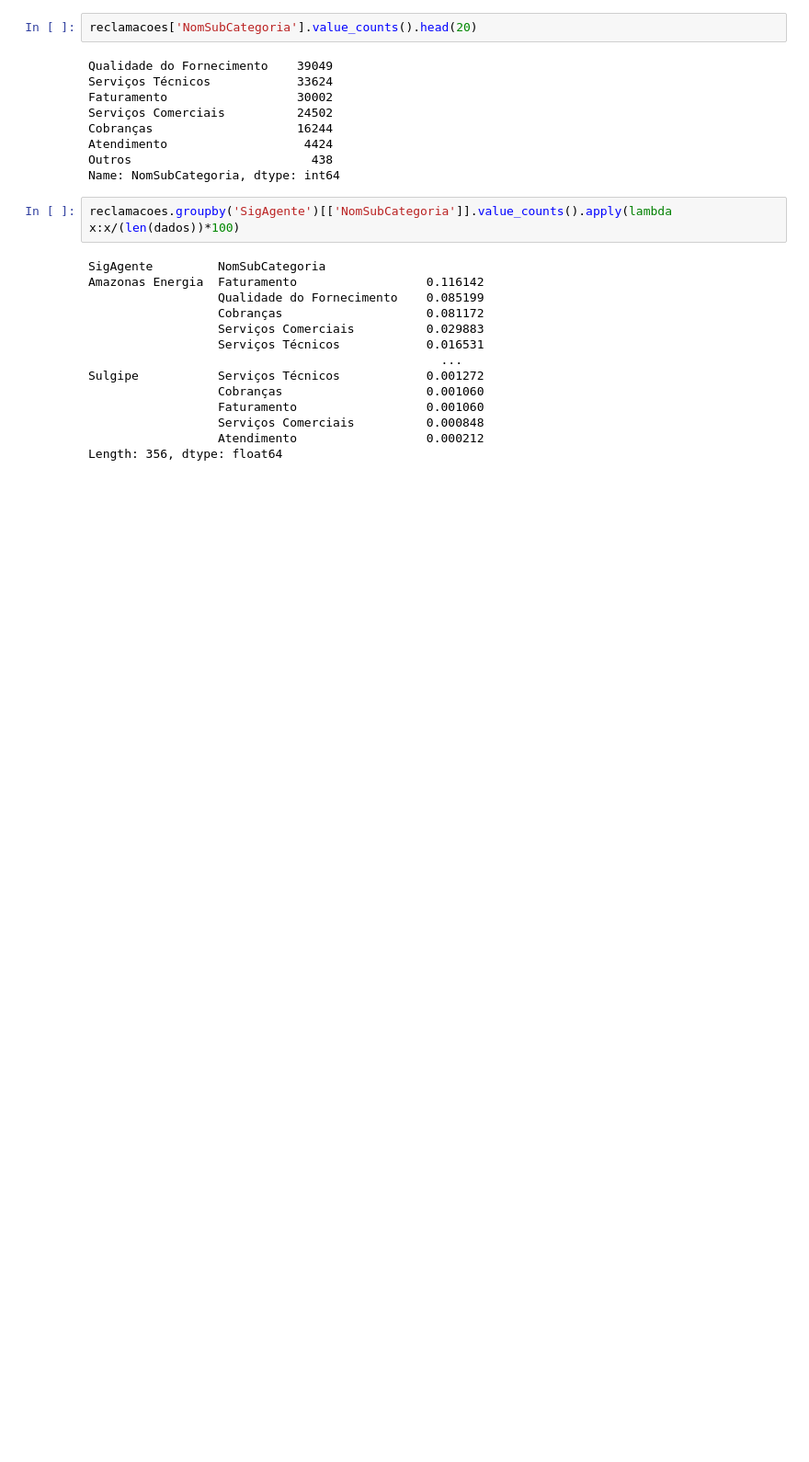
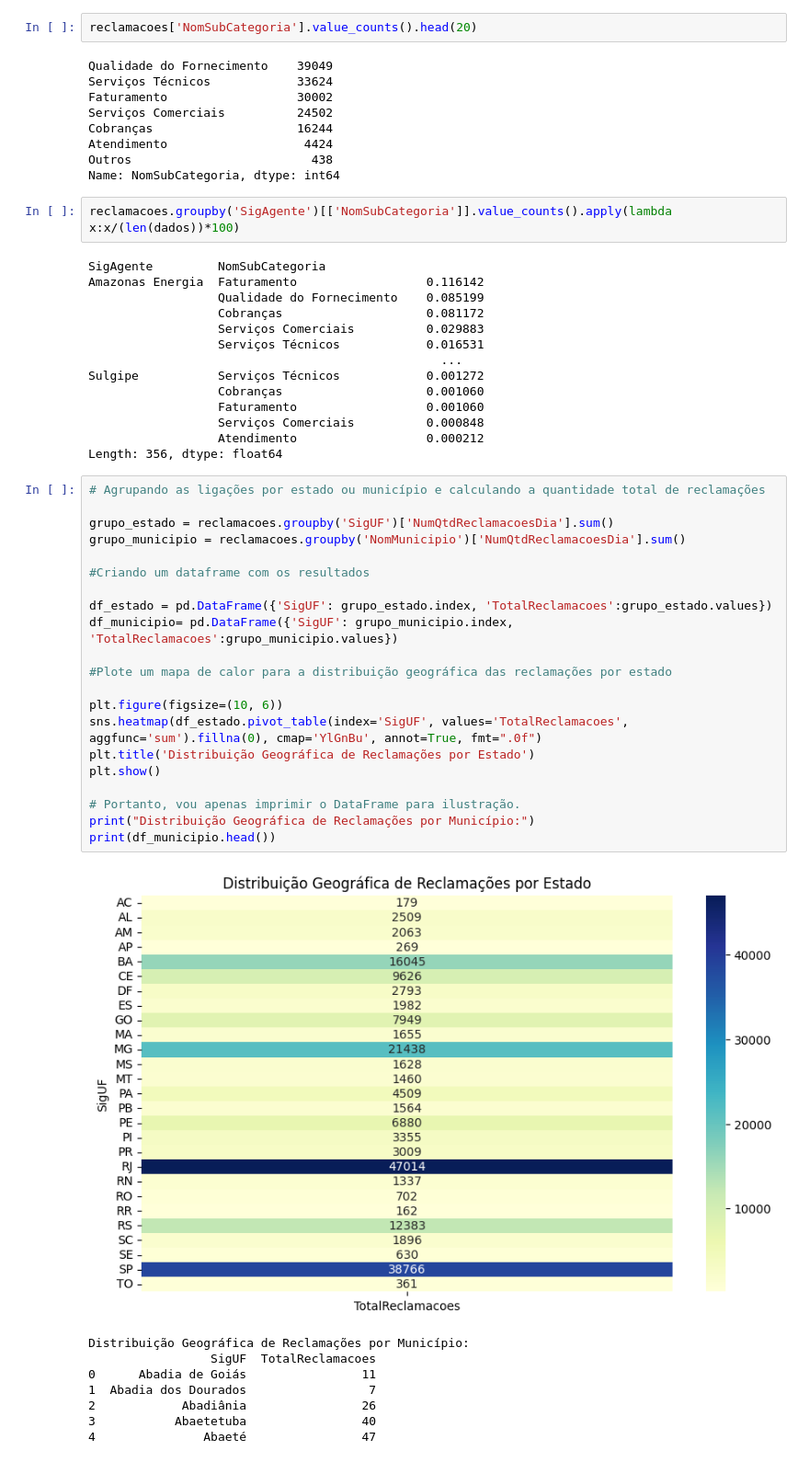
Before and after one commit to LerinaMM/satisfacao_consumidor_aneel, a Jupyter notebook: aneel_ouvidoria.ipynb, the cells around one changed output. Shown at 92% size. Cells and saved outputs as stored; diff of their text form; blank space fills up the shorter version.

```diff
--- a/aneel_ouvidoria.ipynb
+++ b/aneel_ouvidoria.ipynb
@@ -448,3 +448,33 @@ Sulgipe           Serviços Técnicos            0.001272
                   Serviços Comerciais          0.000848
                   Atendimento                  0.000212
 Length: 356, dtype: float64
+# %%
+# Agrupando as ligações por estado ou município e calculando a quantidade total de reclamações
+
+grupo_estado = reclamacoes.groupby('SigUF')['NumQtdReclamacoesDia'].sum()
+grupo_municipio = reclamacoes.groupby('NomMunicipio')['NumQtdReclamacoesDia'].sum()
+
+#Criando um dataframe com os resultados
+
+df_estado = pd.DataFrame({'SigUF': grupo_estado.index, 'TotalReclamacoes':grupo_estado.values})
+df_municipio= pd.DataFrame({'SigUF': grupo_municipio.index, 'TotalReclamacoes':grupo_municipio.values})
+
+#Plote um mapa de calor para a distribuição geográfica das reclamações por estado
+
+plt.figure(figsize=(10, 6))
+sns.heatmap(df_estado.pivot_table(index='SigUF', values='TotalReclamacoes', aggfunc='sum').fillna(0), cmap='YlGnBu', annot=True, fmt=".0f")
+plt.title('Distribuição Geográfica de Reclamações por Estado')
+plt.show()
+
+# Portanto, vou apenas imprimir o DataFrame para ilustração.
+print("Distribuição Geográfica de Reclamações por Município:")
+print(df_municipio.head())
+# %% [output]
+[figure, added]
+Distribuição Geográfica de Reclamações por Município:
+                 SigUF  TotalReclamacoes
+0      Abadia de Goiás                11
+1  Abadia dos Dourados                 7
+2            Abadiânia                26
+3           Abaetetuba                40
+4               Abaeté                47
```
Also changed, not shown: parts of 33 cells of this notebook.
